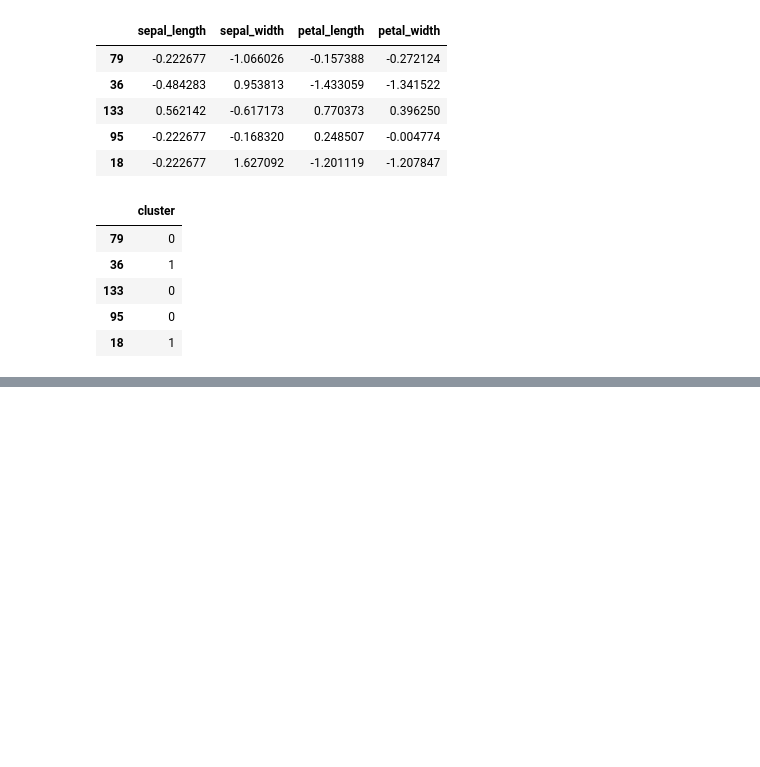
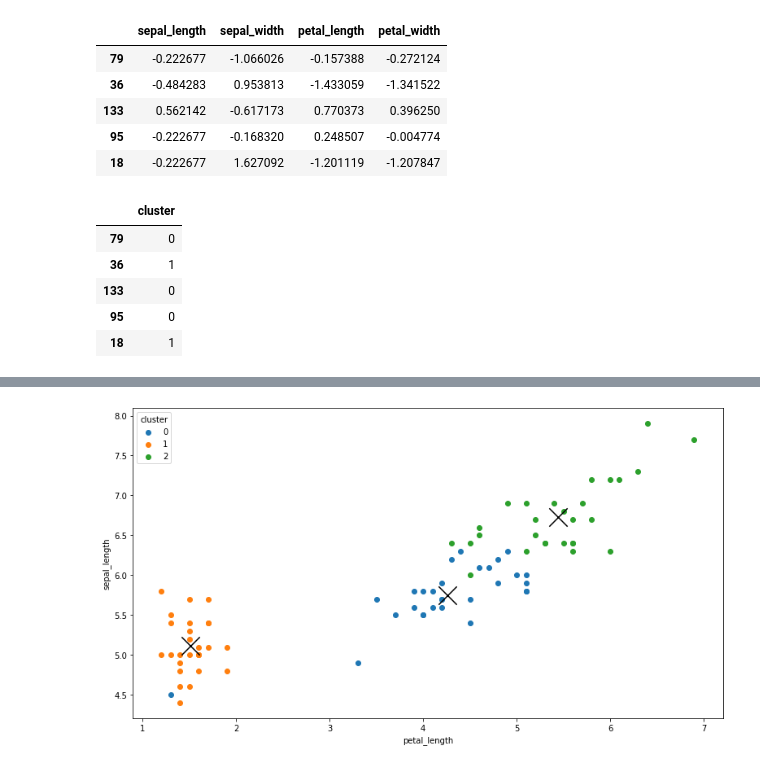
Before and after one commit to Yongliang-Shi/clustering-exercises, a Jupyter notebook: modeling.ipynb, the cells around one changed output, grey strips where cells are left out. Drawn from its saved outputs; the diff is of its cells as text; code cells hidden in the pictures; blank space fills up the shorter version.

```diff
--- a/modeling.ipynb
+++ b/modeling.ipynb
@@ -219,0 +183,7 @@ train.head()
+# %%
+# Choose 3 different features and run kmeans to produce 3 clusters
+
+cols_to_cluster = ['sepal_length', 'sepal_width', 'petal_length']
+
+cluster = model.kmeans_labels(train_scaled, cols_to_cluster, 3)
+cluster.head()
@@ -219,0 +197,5 @@ train.head()
+# %%
+# Visualize the results
+
+train_3 = pd.concat([train, cluster], axis=1)
+train_3.head()
@@ -219,0 +209,4 @@ train.head()
+# %%
+model.viz_kmeans_clustering(train_3, 'petal_length', 'sepal_length')
+# %% [output]
+[figure, added]
```
Also changed, not shown: parts of 20 cells of this notebook.
